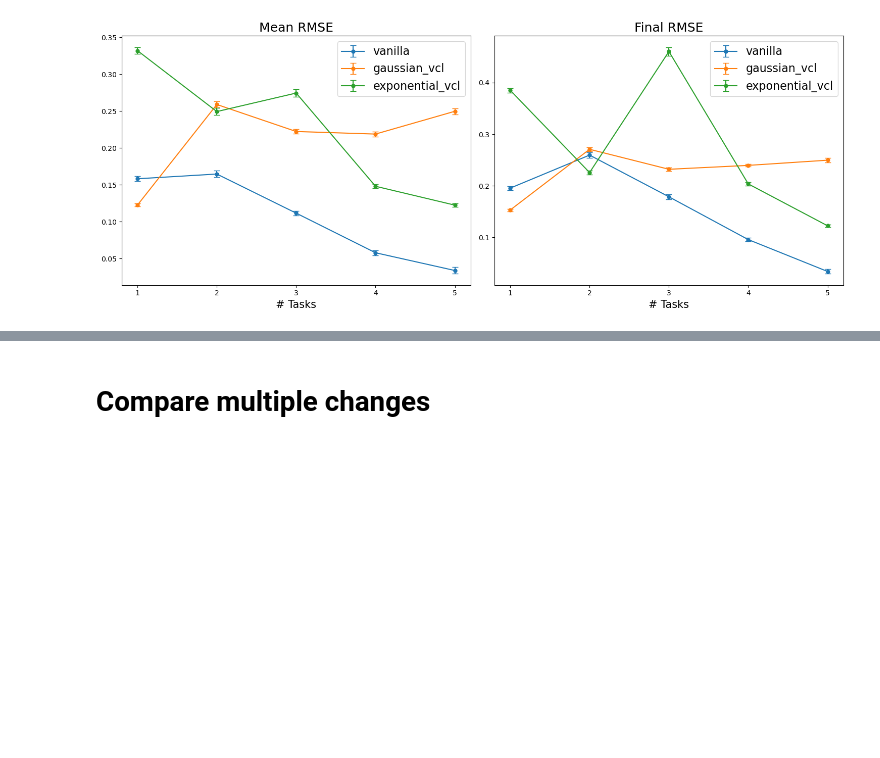
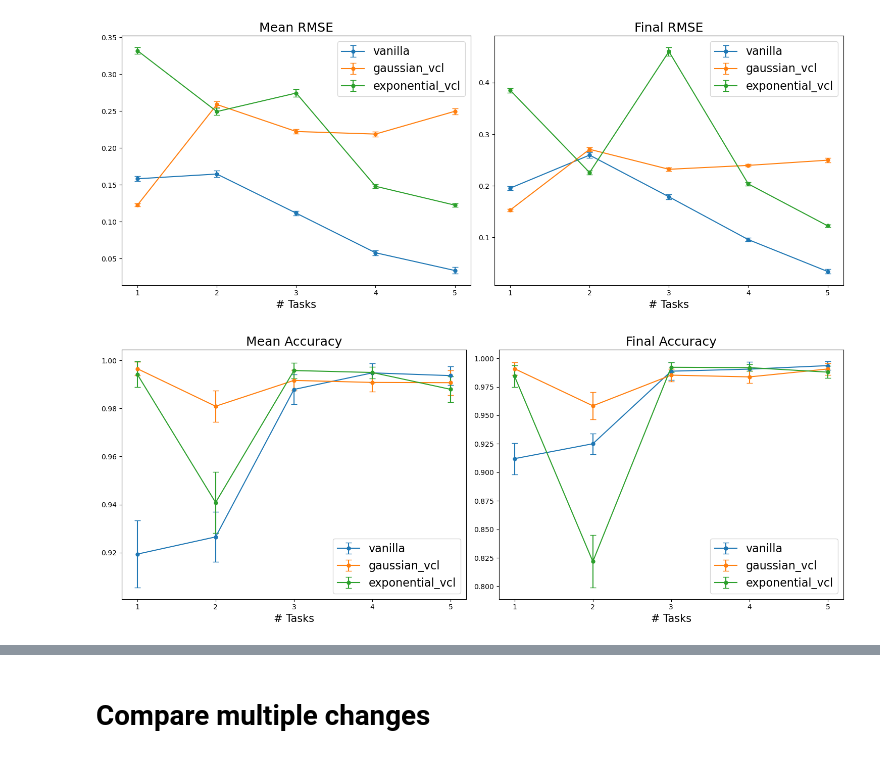
Before and after one commit to 7angel4/VCL-extensions, a Jupyter notebook: experiments.ipynb, the cells around one changed output, grey strips where cells are left out. Drawn from its saved outputs; the diff is of its cells as text; code cells hidden in the pictures; blank space fills up the shorter version.

```diff
--- a/experiments.ipynb
+++ b/experiments.ipynb
@@ -335,3 +342,14 @@ Task  5  RMSE: 0.1224 ± 0.0027
 plot_results(config, split_reg_results_kcenter, results_std=split_reg_results_kcenter_std)
 # %% [output]
 [figure]
+# %%
+config = ExperimentConfig()
+config.task_type = 'regression'
+config.coreset_size = 0
+
+# Run experiment
+cla_results_none, cla_results_none_std = run_experiment(config, ret_std=True)
+# %%
+plot_results(config, cla_results_none, results_std=cla_results_none_std)
+# %% [output]
+[figure, added]
```
Also changed, not shown: parts of 16 cells of this notebook, 3 other files.
